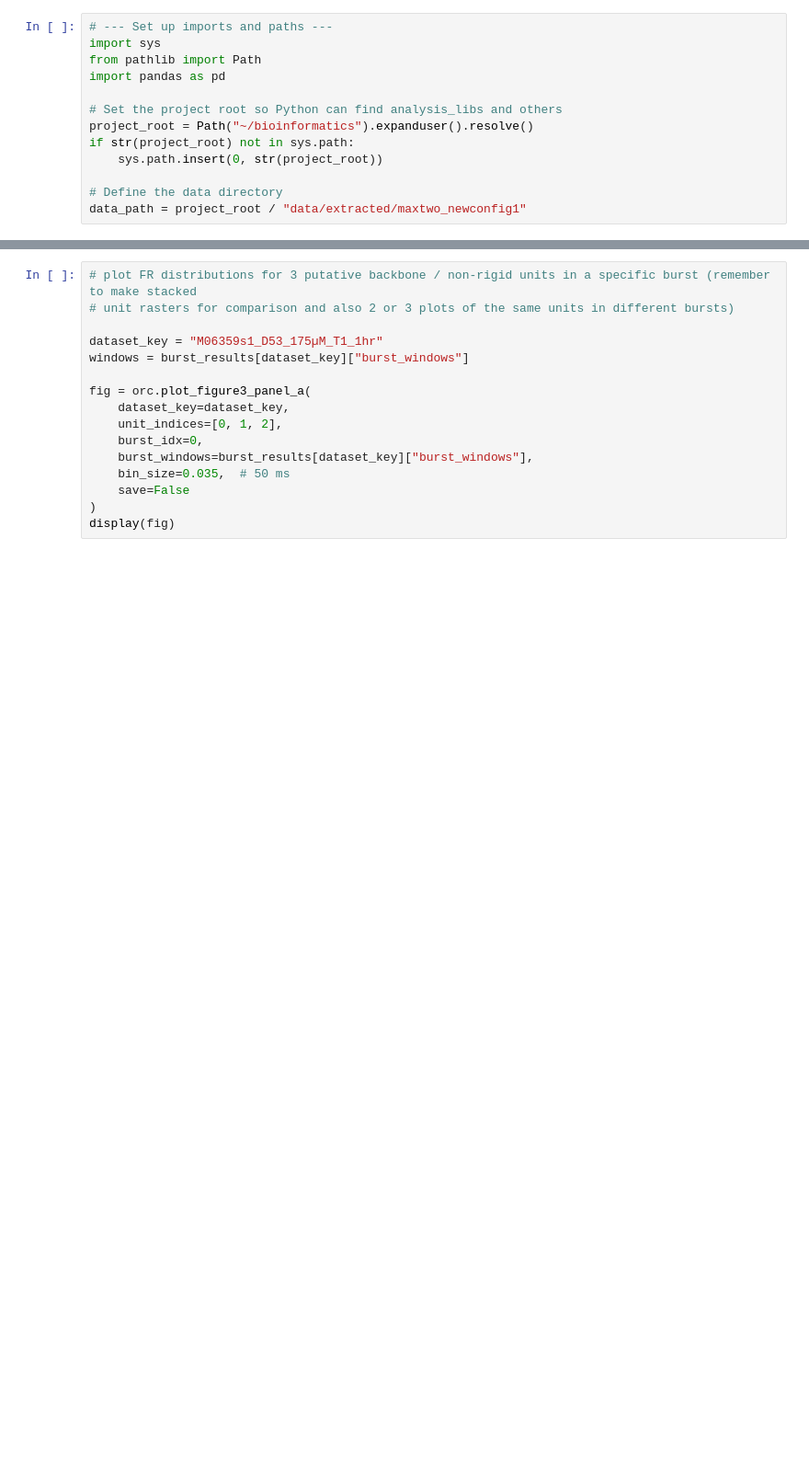
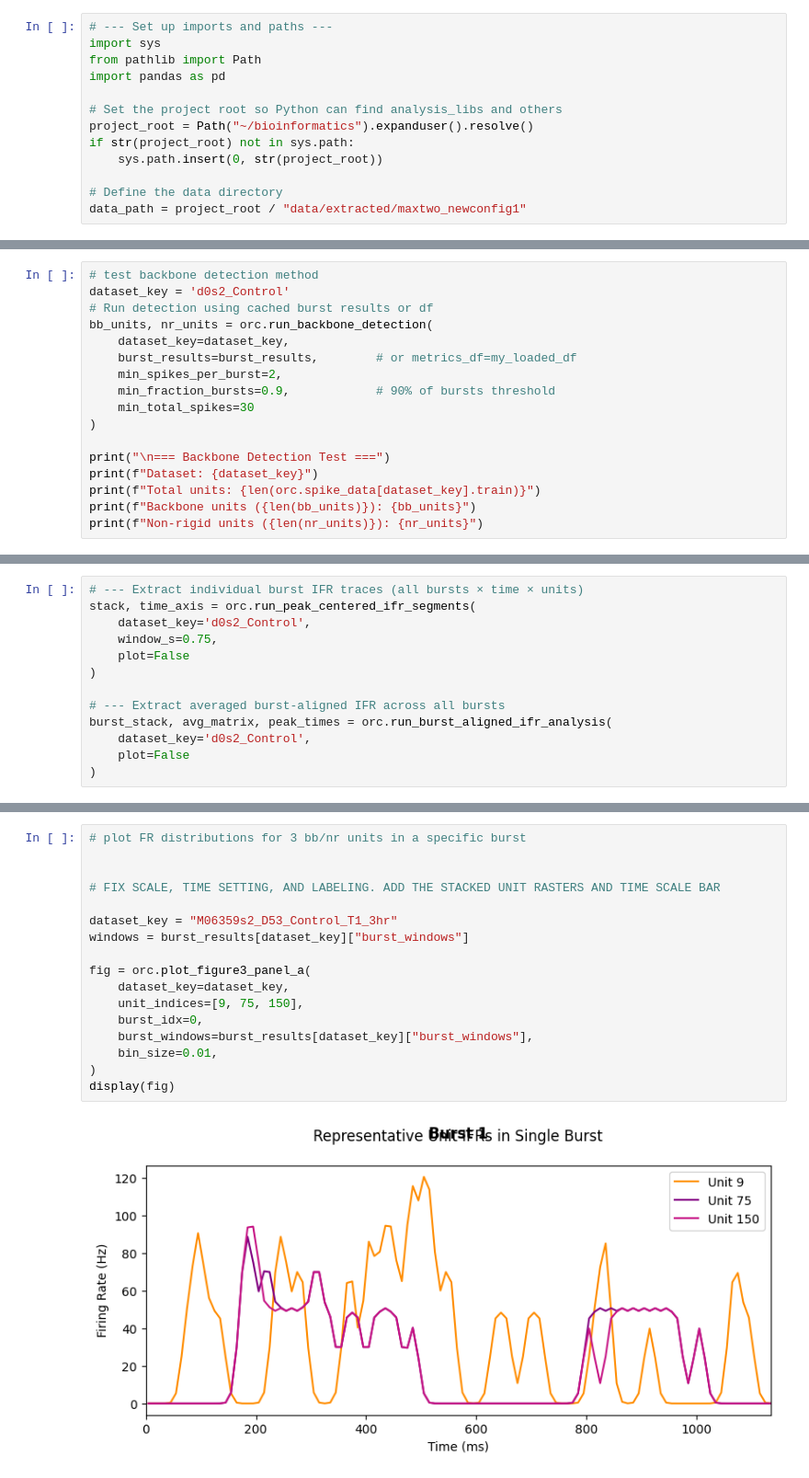
Before and after one commit to JamesVLF/bioinformatics, a Jupyter notebook: projects/parkinsons/notebooks/burst_analysis_micro.ipynb, the cells around one changed output, grey strips where cells are left out. Shown at 92% size. Cells and saved outputs as stored; diff of their text form; blank space fills up the shorter version.

```diff
--- a/projects/parkinsons/notebooks/burst_analysis_micro.ipynb
+++ b/projects/parkinsons/notebooks/burst_analysis_micro.ipynb
@@ -115,0 +177,17 @@ MO6359s6_D60_175µM_T2_D6: 319 bursts detected
+# %%
+# test backbone detection method
+dataset_key = 'd0s2_Control'
+# Run detection using cached burst results or df
+bb_units, nr_units = orc.run_backbone_detection(
+    dataset_key=dataset_key,
+    burst_results=burst_results,        # or metrics_df=my_loaded_df
+    min_spikes_per_burst=2,
+    min_fraction_bursts=0.9,            # 90% of bursts threshold
+    min_total_spikes=30
+)
+
+print("\n=== Backbone Detection Test ===")
+print(f"Dataset: {dataset_key}")
+print(f"Total units: {len(orc.spike_data[dataset_key].train)}")
+print(f"Backbone units ({len(bb_units)}): {bb_units}")
+print(f"Non-rigid units ({len(nr_units)}): {nr_units}")
@@ -115,0 +204,13 @@ MO6359s6_D60_175µM_T2_D6: 319 bursts detected
+# %%
+# --- Extract individual burst IFR traces (all bursts × time × units)
+stack, time_axis = orc.run_peak_centered_ifr_segments(
+    dataset_key='d0s2_Control',
+    window_s=0.75,
+    plot=False
+)
+
+# --- Extract averaged burst-aligned IFR across all bursts
+burst_stack, avg_matrix, peak_times = orc.run_burst_aligned_ifr_analysis(
+    dataset_key='d0s2_Control',
+    plot=False
+)
@@ -157,16 +490,19 @@ else:
 # %%
-# plot FR distributions for 3 putative backbone / non-rigid units in a specific burst (remember to make stacked
-# unit rasters for comparison and also 2 or 3 plots of the same units in different bursts)
+# plot FR distributions for 3 bb/nr units in a specific burst
 
-dataset_key = "M06359s1_D53_175µM_T1_1hr"
+
+# FIX SCALE, TIME SETTING, AND LABELING. ADD THE STACKED UNIT RASTERS AND TIME SCALE BAR
+
+dataset_key = "M06359s2_D53_Control_T1_3hr"
 windows = burst_results[dataset_key]["burst_windows"]
 
 fig = orc.plot_figure3_panel_a(
     dataset_key=dataset_key,
-    unit_indices=[0, 1, 2],
+    unit_indices=[9, 75, 150],
     burst_idx=0,
     burst_windows=burst_results[dataset_key]["burst_windows"],
-    bin_size=0.035,  # 50 ms
-    save=False
+    bin_size=0.01,
 )
 display(fig)
+# %% [output]
+[figure, added]
```
Also changed, not shown: parts of 34 cells of this notebook, 14 other files.
